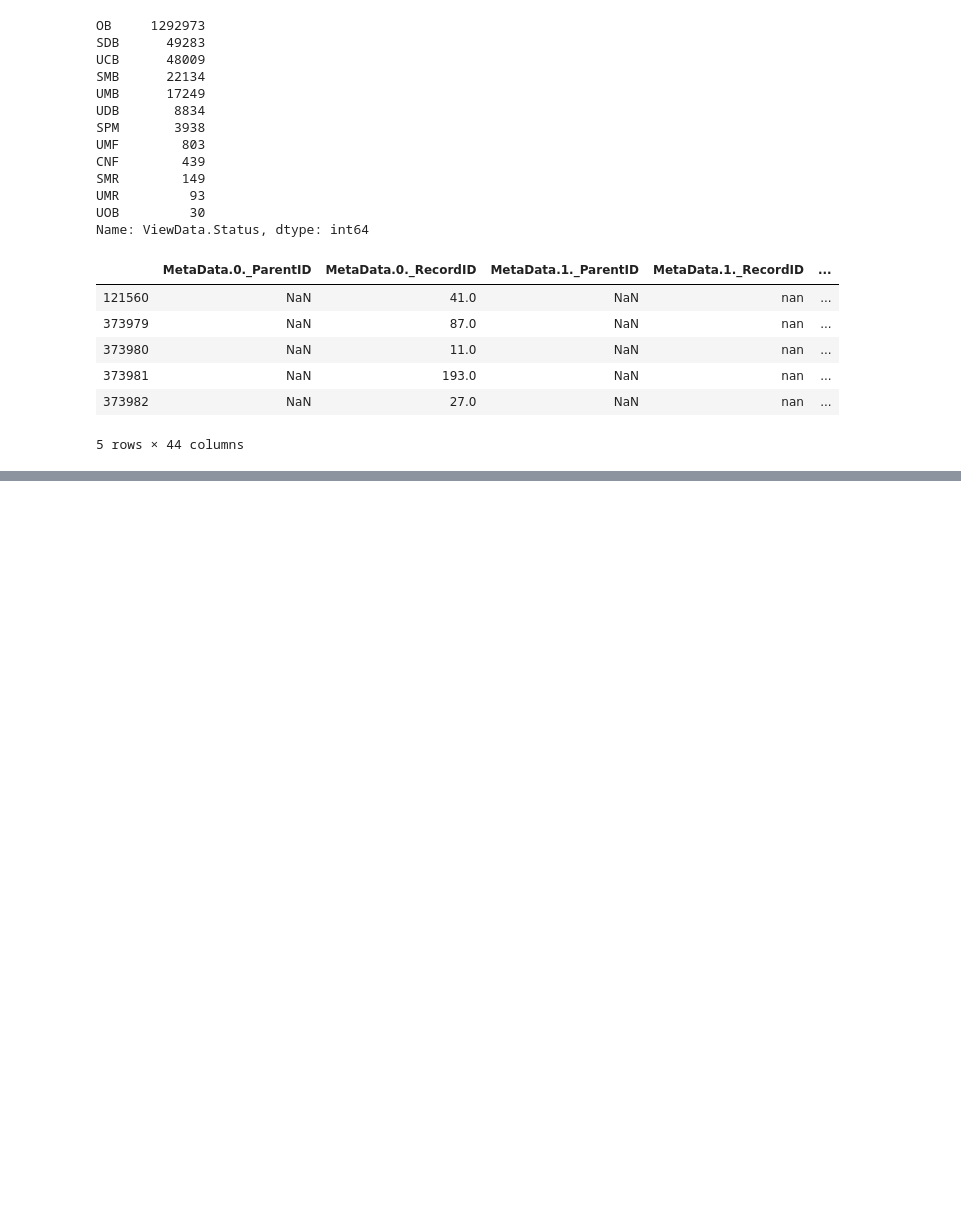
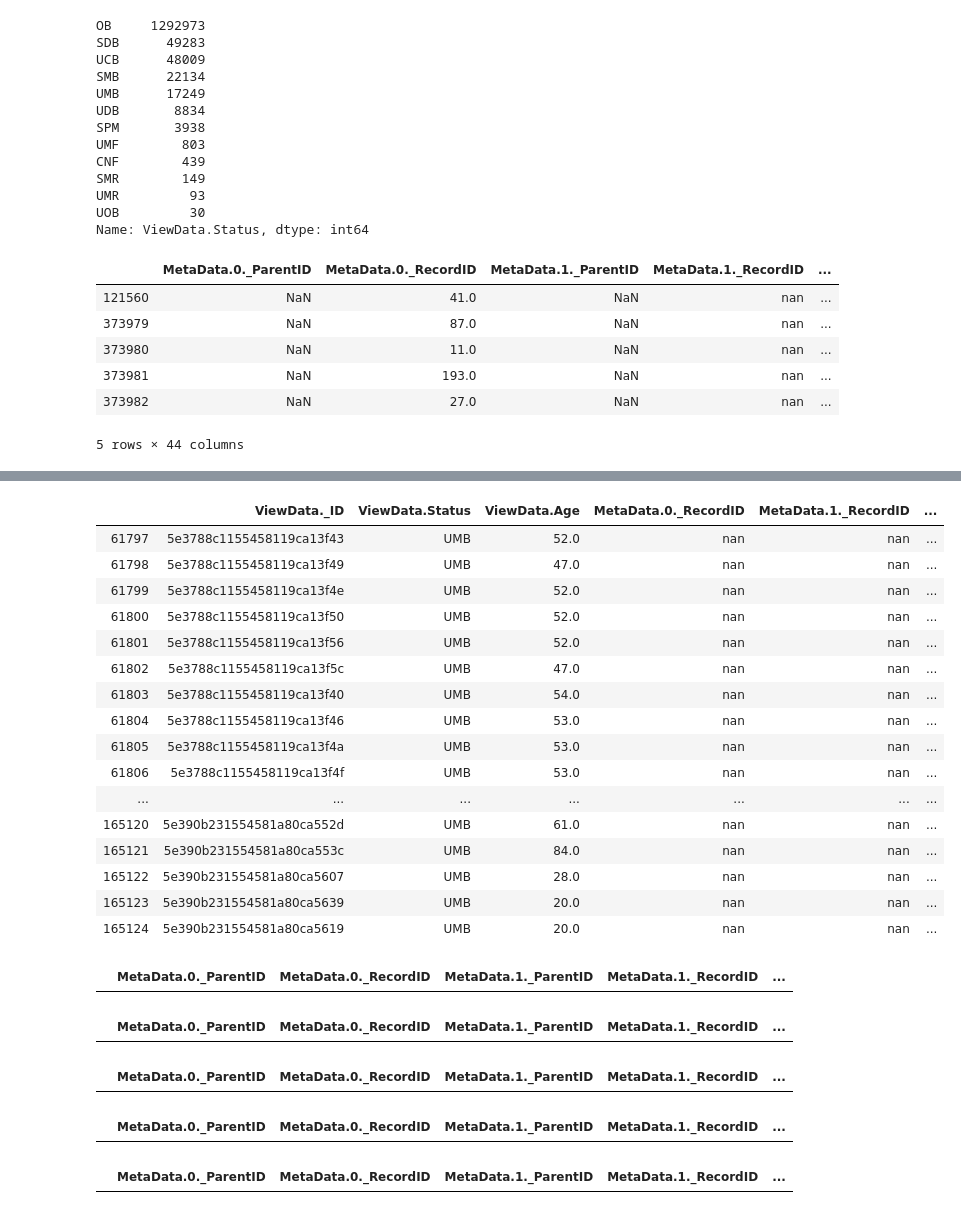
Before and after one commit to EpowerxAI/ViteosModel, a Jupyter notebook: Generating_Audit_Trail_6th_June_2020.ipynb, the cells around one changed output, grey strips where cells are left out. Cells and saved outputs as stored; diff of their text form; code cells hidden in the pictures; blank space fills up the shorter version.

```diff
--- a/Generating_Audit_Trail_6th_June_2020.ipynb
+++ b/Generating_Audit_Trail_6th_June_2020.ipynb
@@ -128,0 +149,42 @@ df_833[df_833["ViewData.BreakID"] == 1109379500.0][audit_trail_columns]
+# %%
+df_833['Date'] = df_833['Date'].astype(str)
+# %%
+df_833[(df_833['ViewData.Status'] == 'UMB') & (df_833['Date'] > '01-07-2020') ][audit_trail_columns].head(500)
+# %% [output]
+|  | ViewData._ID | ViewData.Status | ViewData.Age | MetaData.0._RecordID | MetaData.1._RecordID | ... |
+| 61797 | 5e3788c1155458119ca13f43 | UMB | 52.0 | nan | nan | ... |
+| 61798 | 5e3788c1155458119ca13f49 | UMB | 47.0 | nan | nan | ... |
+| 61799 | 5e3788c1155458119ca13f4e | UMB | 52.0 | nan | nan | ... |
+| 61800 | 5e3788c1155458119ca13f50 | UMB | 52.0 | nan | nan | ... |
+| 61801 | 5e3788c1155458119ca13f56 | UMB | 52.0 | nan | nan | ... |
+| 61802 | 5e3788c1155458119ca13f5c | UMB | 47.0 | nan | nan | ... |
+| 61803 | 5e3788c1155458119ca13f40 | UMB | 54.0 | nan | nan | ... |
+| 61804 | 5e3788c1155458119ca13f46 | UMB | 53.0 | nan | nan | ... |
+| 61805 | 5e3788c1155458119ca13f4a | UMB | 53.0 | nan | nan | ... |
+| 61806 | 5e3788c1155458119ca13f4f | UMB | 53.0 | nan | nan | ... |
+| ... | ... | ... | ... | ... | ... | ... |
+| 165120 | 5e390b231554581a80ca552d | UMB | 61.0 | nan | nan | ... |
+| 165121 | 5e390b231554581a80ca553c | UMB | 84.0 | nan | nan | ... |
+| 165122 | 5e390b231554581a80ca5607 | UMB | 28.0 | nan | nan | ... |
+| 165123 | 5e390b231554581a80ca5639 | UMB | 20.0 | nan | nan | ... |
+| 165124 | 5e390b231554581a80ca5619 | UMB | 20.0 | nan | nan | ... |
+# %%
+df_833[df_833['ViewData._ID'] == '5e33c91b15545817d4c14c67']
+# %% [output]
+|  | MetaData.0._ParentID | MetaData.0._RecordID | MetaData.1._ParentID | MetaData.1._RecordID | ... |
+# %%
+df_833[df_833['ViewData._ID'] == '5e33c91b15545817d4c14c60']
+# %% [output]
+|  | MetaData.0._ParentID | MetaData.0._RecordID | MetaData.1._ParentID | MetaData.1._RecordID | ... |
+# %%
+df_833[df_833['ViewData._ID'] == '5e33c91b15545817d4c14c63']
+# %% [output]
+|  | MetaData.0._ParentID | MetaData.0._RecordID | MetaData.1._ParentID | MetaData.1._RecordID | ... |
+# %%
+df_833[df_833['ViewData._ID'] == '5e33c91b15545817d4c14c6e']
+# %% [output]
+|  | MetaData.0._ParentID | MetaData.0._RecordID | MetaData.1._ParentID | MetaData.1._RecordID | ... |
+# %%
+df_833[df_833['ViewData._ID'] == '5e33c91b15545817d4c14c6b']
+# %% [output]
+|  | MetaData.0._ParentID | MetaData.0._RecordID | MetaData.1._ParentID | MetaData.1._RecordID | ... |
```
Also changed, not shown: parts of 17 cells of this notebook, 8 other files.
